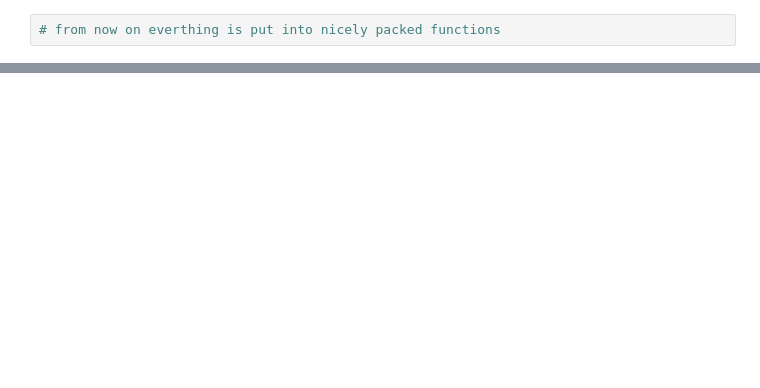
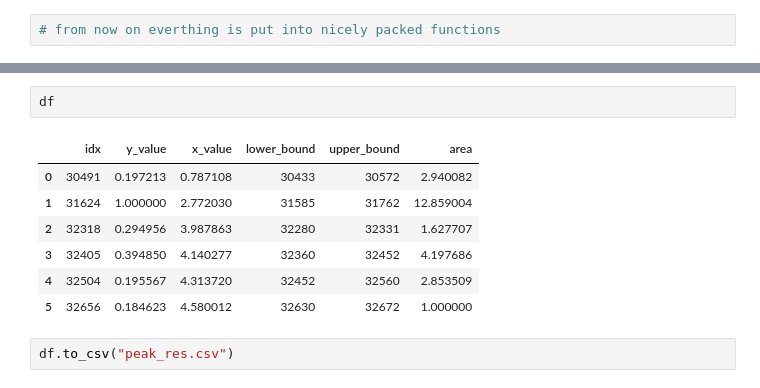
Before and after one commit to JulianKimmig/chemiestudium40_WS21, a Jupyter notebook: lectures/04/peak_detect.ipynb, the cells around one changed output, grey strips where cells are left out. Saved outputs shown, nothing was run; the diff lists cells and outputs as text; blank space fills up the shorter version.

```diff
--- a/lectures/04/peak_detect.ipynb
+++ b/lectures/04/peak_detect.ipynb
@@ -263,0 +358,12 @@ work_nmr(file,show_peaks=True)
+# %%
+df
+# %% [output]
+|  | idx | y_value | x_value | lower_bound | upper_bound | area |
+| 0 | 30491 | 0.197213 | 0.787108 | 30433 | 30572 | 2.940082 |
+| 1 | 31624 | 1.000000 | 2.772030 | 31585 | 31762 | 12.859004 |
+| 2 | 32318 | 0.294956 | 3.987863 | 32280 | 32331 | 1.627707 |
+| 3 | 32405 | 0.394850 | 4.140277 | 32360 | 32452 | 4.197686 |
+| 4 | 32504 | 0.195567 | 4.313720 | 32452 | 32560 | 2.853509 |
+| 5 | 32656 | 0.184623 | 4.580012 | 32630 | 32672 | 1.000000 |
+# %%
+df.to_csv("peak_res.csv")
```
Also changed, not shown: parts of 3 cells of this notebook, 1 other file.
